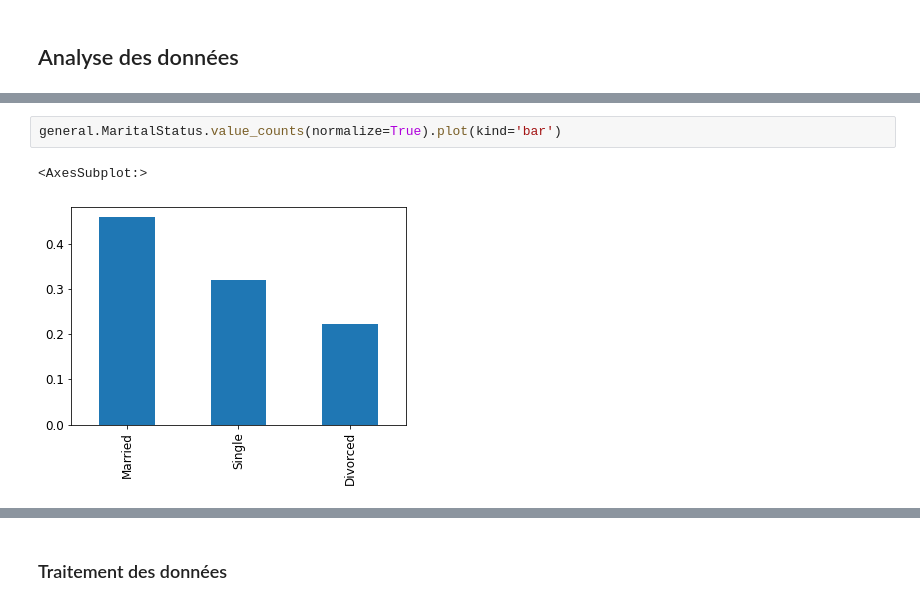
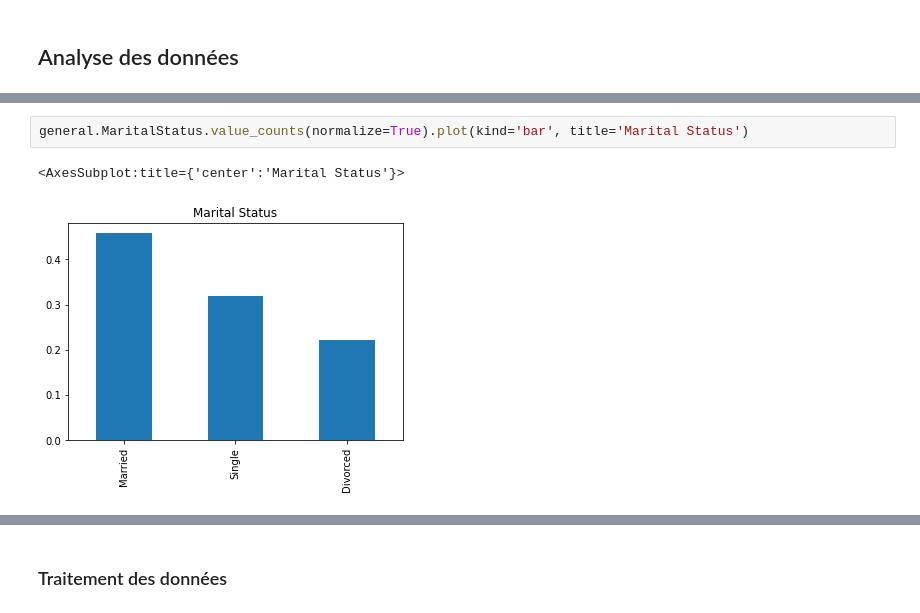
Before and after one commit to atarte/artificial_intelligence, a Jupyter notebook: Presentation.ipynb, the cells around one changed output, grey strips where cells are left out. Drawn from its saved outputs; the diff is of its cells as text.

```diff
--- a/Presentation.ipynb
+++ b/Presentation.ipynb
@@ -73,5 +87,5 @@ general.JobRole.value_counts(normalize=True).plot(kind='bar')
 # %%
-general.MaritalStatus.value_counts(normalize=True).plot(kind='bar')
+general.MaritalStatus.value_counts(normalize=True).plot(kind='bar', title='Marital Status')
 # %% [output]
-<AxesSubplot:>
+<AxesSubplot:title={'center':'Marital Status'}>
-[figure, old version]
+[figure, new version]
```
Also changed, not shown: parts of 14 cells of this notebook.
